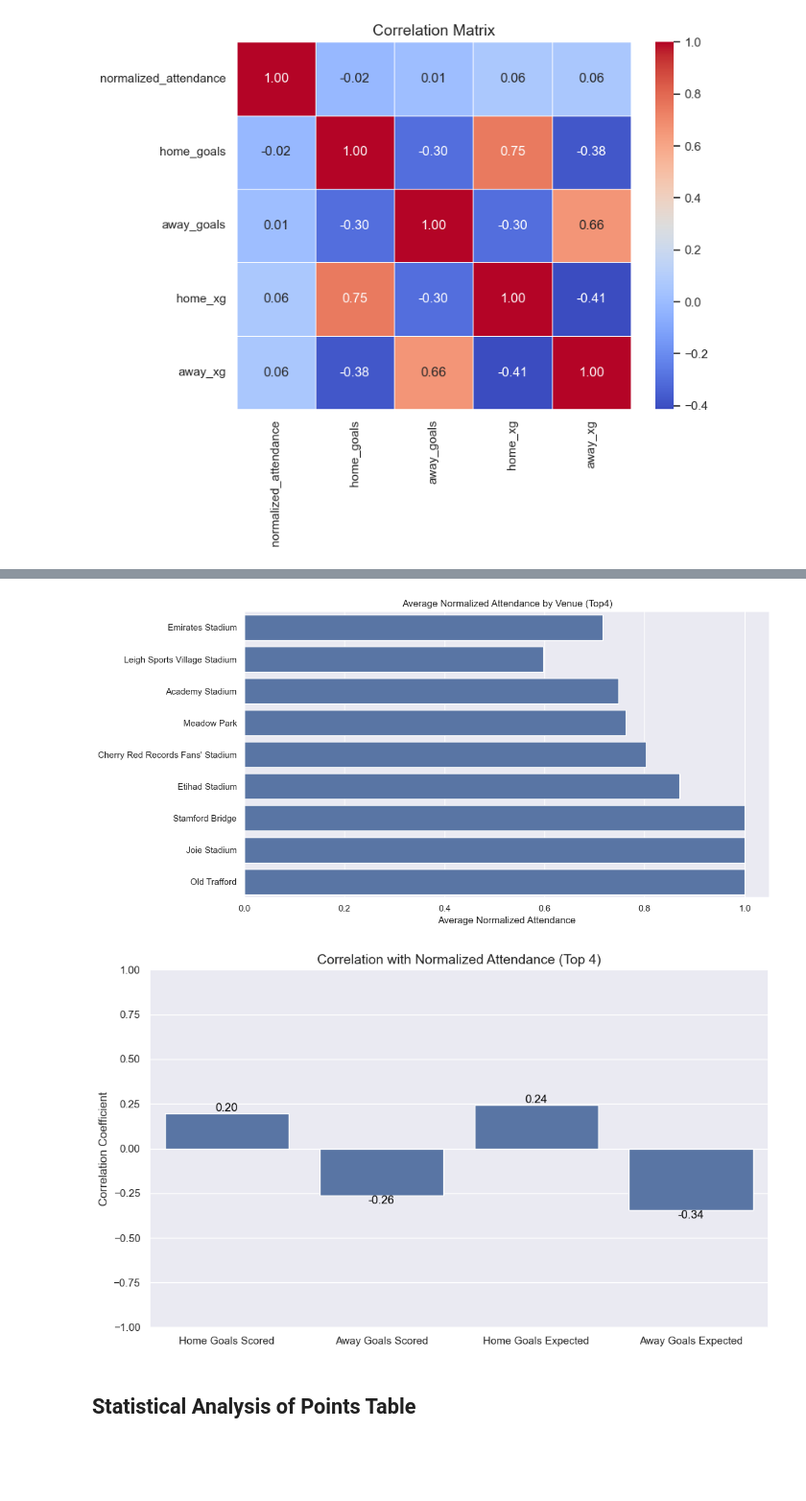
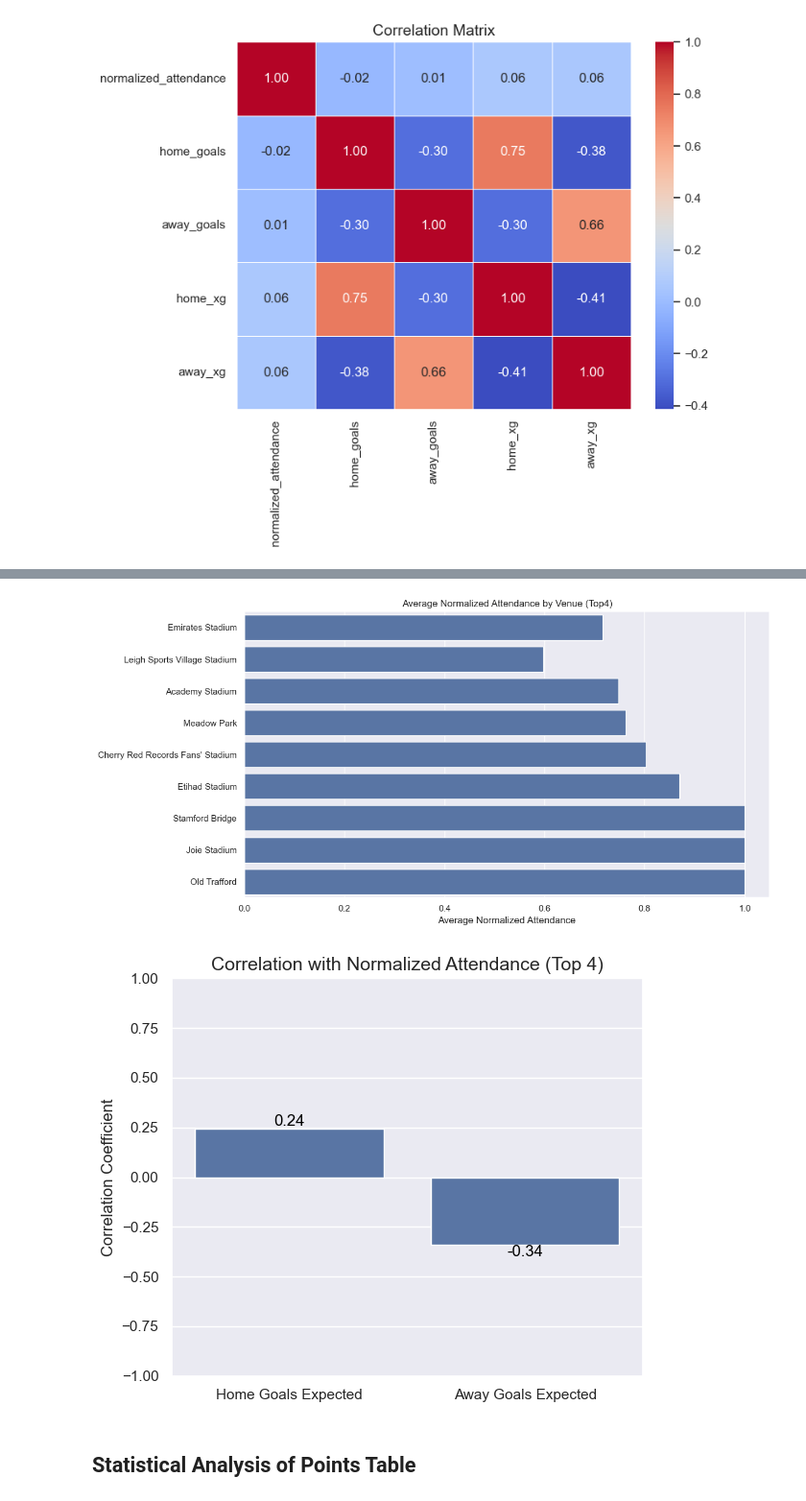
Before and after one commit to tahabinzafar/Data-Task---Portas, a Jupyter notebook: analysis.ipynb, the cells around one changed output, grey strips where cells are left out. Shown: that part at 96% size. Cells and saved outputs as stored; diff of their text form; code cells hidden in the pictures; blank space fills up the shorter version.

```diff
--- a/analysis.ipynb
+++ b/analysis.ipynb
@@ -61,9 +61,6 @@ We will look for following metrics in each Column:
 4. Missing Values
 5. Data Type Check
 # %%
-# Load Data
-df = pd.read_csv('match_results.csv')
-
 # Displays Column Wise Summary Statistics
 def column_summary(df):
     summary_data = []
@@ -956,7 +969,8 @@ plt.show()
 
 
 # Selecting the columns of interest
-columns_of_interest = ['normalized_attendance', 'home_goals', 'away_goals', 'home_xg', 'away_xg']
+columns_of_interest = ['home_xg', 'away_xg']
+# columns_of_interest = ['normalized_attendance', 'home_goals', 'away_goals', 'home_xg', 'away_xg']
 # Creating a correlation matrix
 correlation_matrix = fd[columns_of_interest].corr()
 # Extracting the correlation of normalized_attendance with the other variables
@@ -1024,38 +1038,46 @@ for feature in categorical_features:
 plt.figure(figsize=(12, 6))
 sns.barplot(x='normalized_attendance', y='venue', data=fd, orient='h', errorbar=None, order=fd.sort_values('normalized_attendance')['venue'])
 plt.title('Average Normalized Attendance by Venue (Top4)', fontsize=12)
 plt.xlabel('Average Normalized Attendance', fontsize=12)
 plt.ylabel(None)
 plt.tight_layout()
 plt.show()
 
 
 
-# Selecting the columns of interest
-columns_of_interest = ['normalized_attendance', 'home_goals', 'away_goals', 'home_xg', 'away_xg']
+
+
+
+# Selecting the columns of interest, including 'normalized_attendance'
+columns_of_interest = ['home_xg', 'away_xg', 'normalized_attendance']
+
 # Creating a correlation matrix
 correlation_matrix = fd[columns_of_interest].corr()
+
 # Extracting the correlation of normalized_attendance with the other variables
 normalized_attendance_corr = correlation_matrix['normalized_attendance'].drop('normalized_attendance')
+
 # Plotting the correlations
-plt.figure(figsize=(10, 6))
+plt.figure(figsize=(6, 5))
 bar_plot = sns.barplot(x=normalized_attendance_corr.index, y=normalized_attendance_corr.values)
+
 # Adding correlation coefficient values on top of the bars
 for index, value in enumerate(normalized_attendance_corr.values):
     plt.text(index, value, f'{value:.2f}', ha='center', va='bottom' if value >= 0 else 'top', color='black')
+
 # Setting clear x-tick labels
-plt.xticks(ticks=range(len(normalized_attendance_corr)), labels=['Home Goals Scored', 'Away Goals Scored', 'Home Goals Expected', 'Away Goals Expected'])
+plt.xticks(ticks=range(len(normalized_attendance_corr)), labels=['Home Goals Expected', 'Away Goals Expected'])
 plt.title('Correlation with Normalized Attendance (Top 4)', fontsize=14)
 plt.xlabel(None)
 plt.ylabel('Correlation Coefficient')
 plt.ylim(-1, 1)  # Correlation values range from -1 to 1
 plt.tight_layout()
 plt.show()
 # %% [output]
 [figure]
 [figure]
 [figure]
-[figure, old version]
+[figure, new version]
 # %% [markdown]
 ## Statistical Analysis of Points Table
 # %%
```
Also changed, not shown: parts of 3 cells of this notebook, 2 other files.
